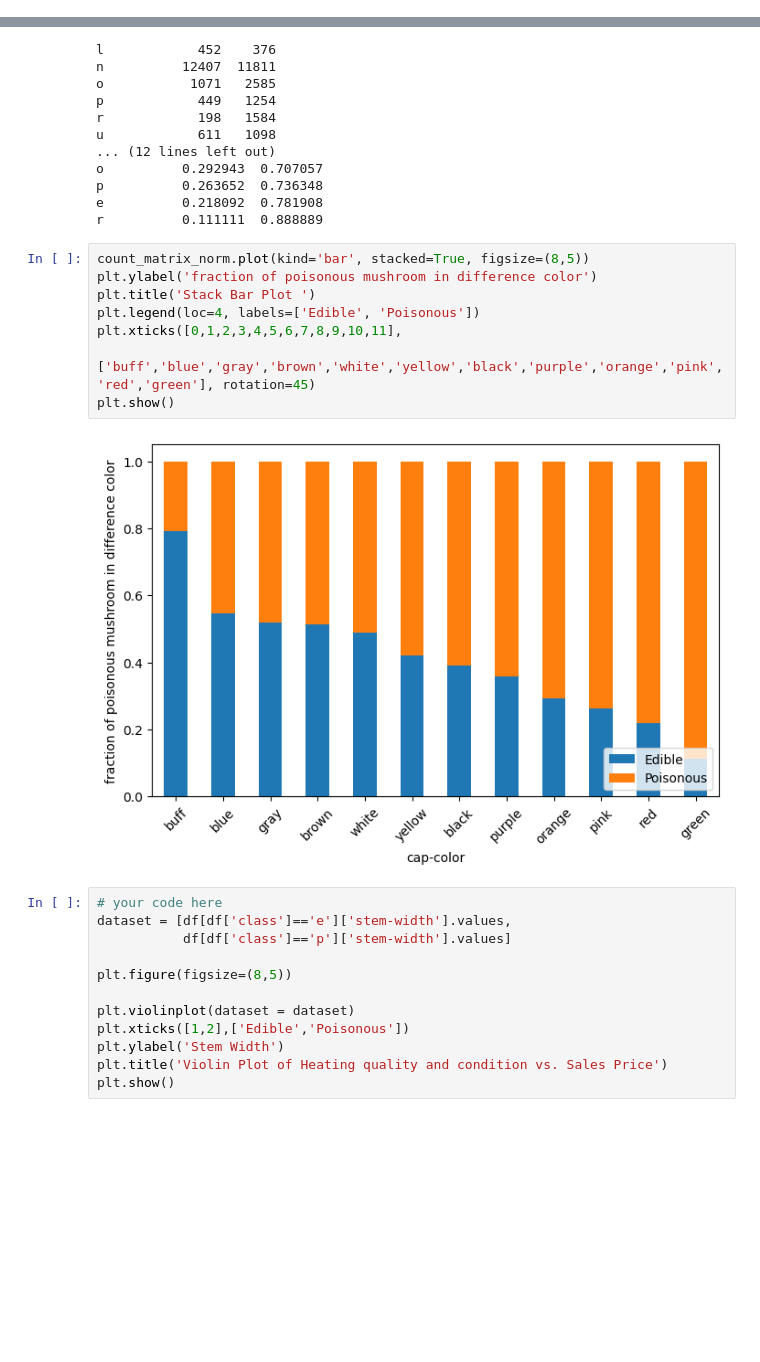
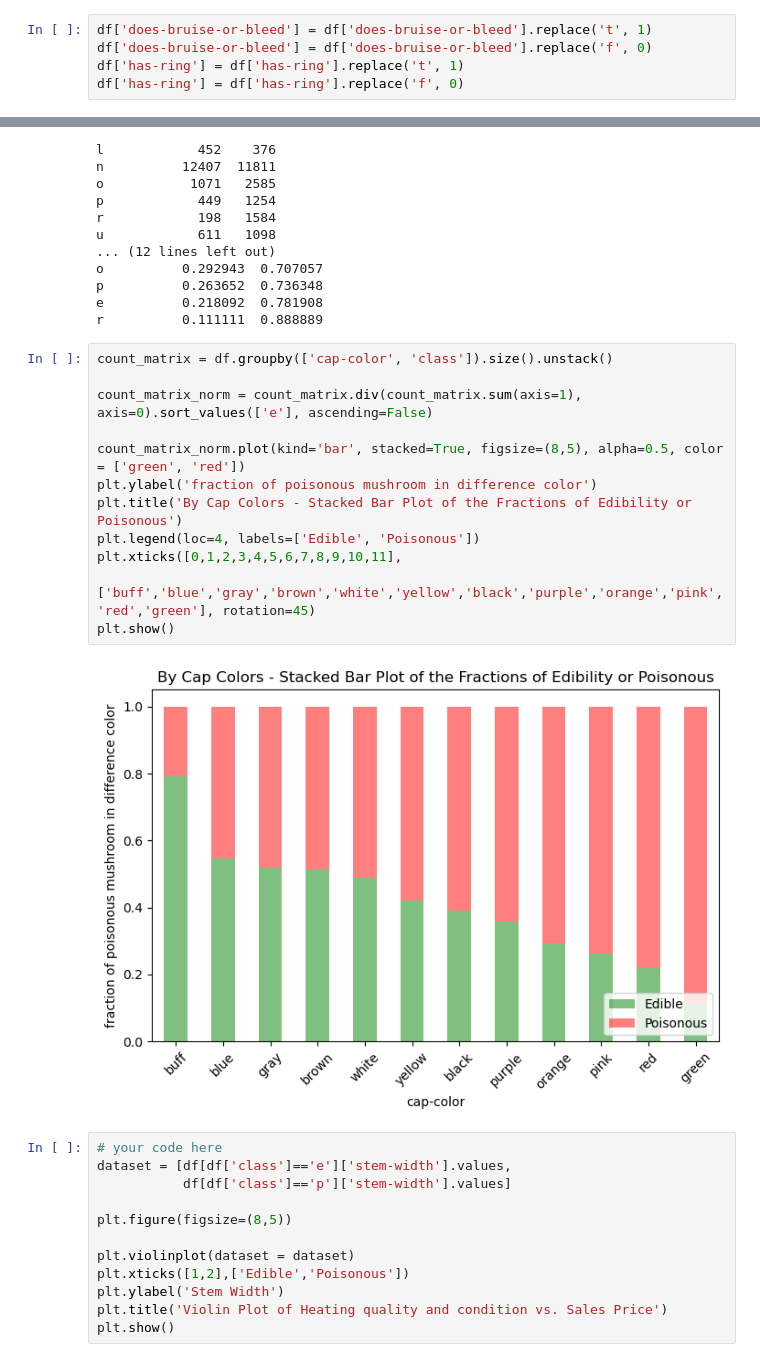
Before and after one commit to kathywu1201/Mushroom_Edibility_Classification_ML_Project, a Jupyter notebook: EDA3.ipynb, the cells around one changed output, grey strips where cells are left out. Cells and saved outputs as stored; diff of their text form; blank space fills up the shorter version.

```diff
--- a/EDA3.ipynb
+++ b/EDA3.ipynb
@@ -37,3 +39,8 @@ Name: class, dtype: float64
+# %%
+df['does-bruise-or-bleed'] = df['does-bruise-or-bleed'].replace('t', 1)
+df['does-bruise-or-bleed'] = df['does-bruise-or-bleed'].replace('f', 0)
+df['has-ring'] = df['has-ring'].replace('t', 1)
+df['has-ring'] = df['has-ring'].replace('f', 0)
 # %%
 print("The data types of the columns are:")
 with pd.option_context('display.max_rows', None, 'display.max_columns', None):
@@ -138,15 +162,19 @@ p          0.263652  0.736348
 e          0.218092  0.781908
 r          0.111111  0.888889
 # %%
-count_matrix_norm.plot(kind='bar', stacked=True, figsize=(8,5))
+count_matrix = df.groupby(['cap-color', 'class']).size().unstack()
+
+count_matrix_norm = count_matrix.div(count_matrix.sum(axis=1), axis=0).sort_values(['e'], ascending=False)
+
+count_matrix_norm.plot(kind='bar', stacked=True, figsize=(8,5), alpha=0.5, color = ['green', 'red'])
 plt.ylabel('fraction of poisonous mushroom in difference color')
-plt.title('Stack Bar Plot ')
+plt.title('By Cap Colors - Stacked Bar Plot of the Fractions of Edibility or Poisonous')
 plt.legend(loc=4, labels=['Edible', 'Poisonous'])
 plt.xticks([0,1,2,3,4,5,6,7,8,9,10,11],
            ['buff','blue','gray','brown','white','yellow','black','purple','orange','pink','red','green'], rotation=45)
 plt.show()
 # %% [output]
-[figure, old version]
+[figure, new version]
 # %%
 # your code here
 dataset = [df[df['class']=='e']['stem-width'].values,
```
Also changed, not shown: parts of 10 cells of this notebook, 5 other files.
